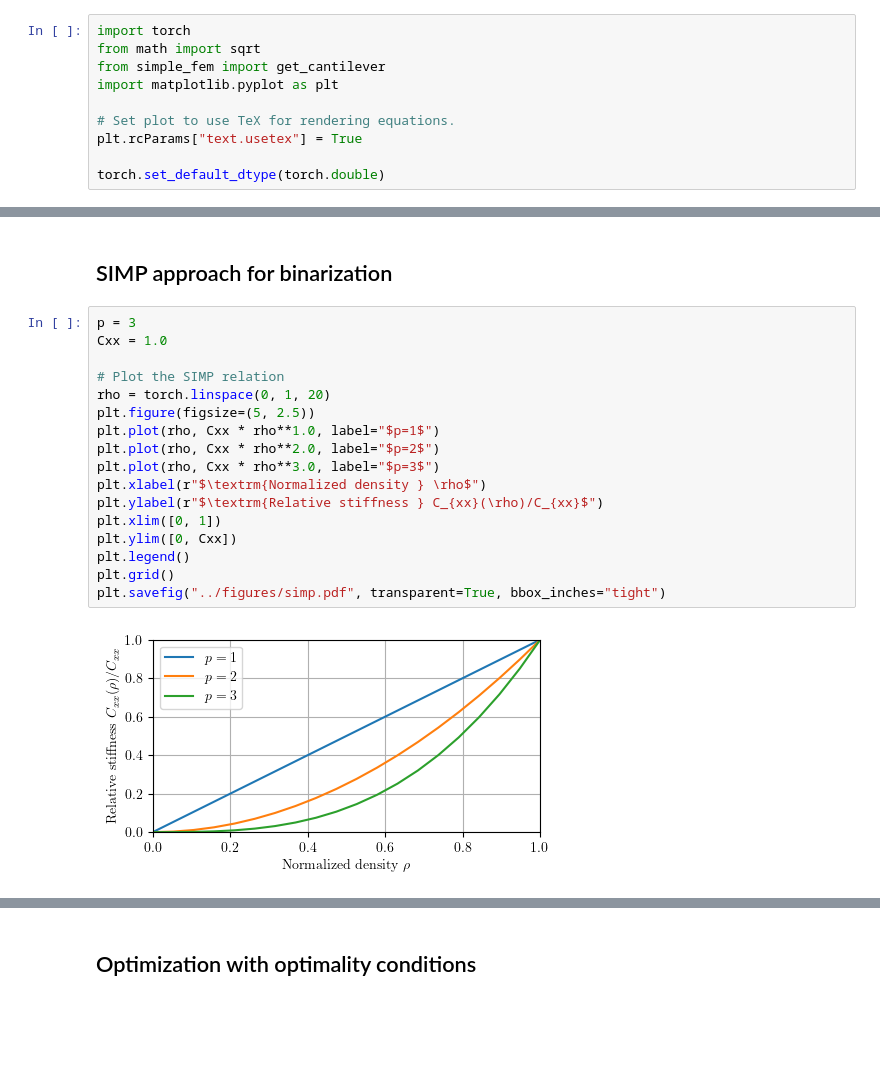
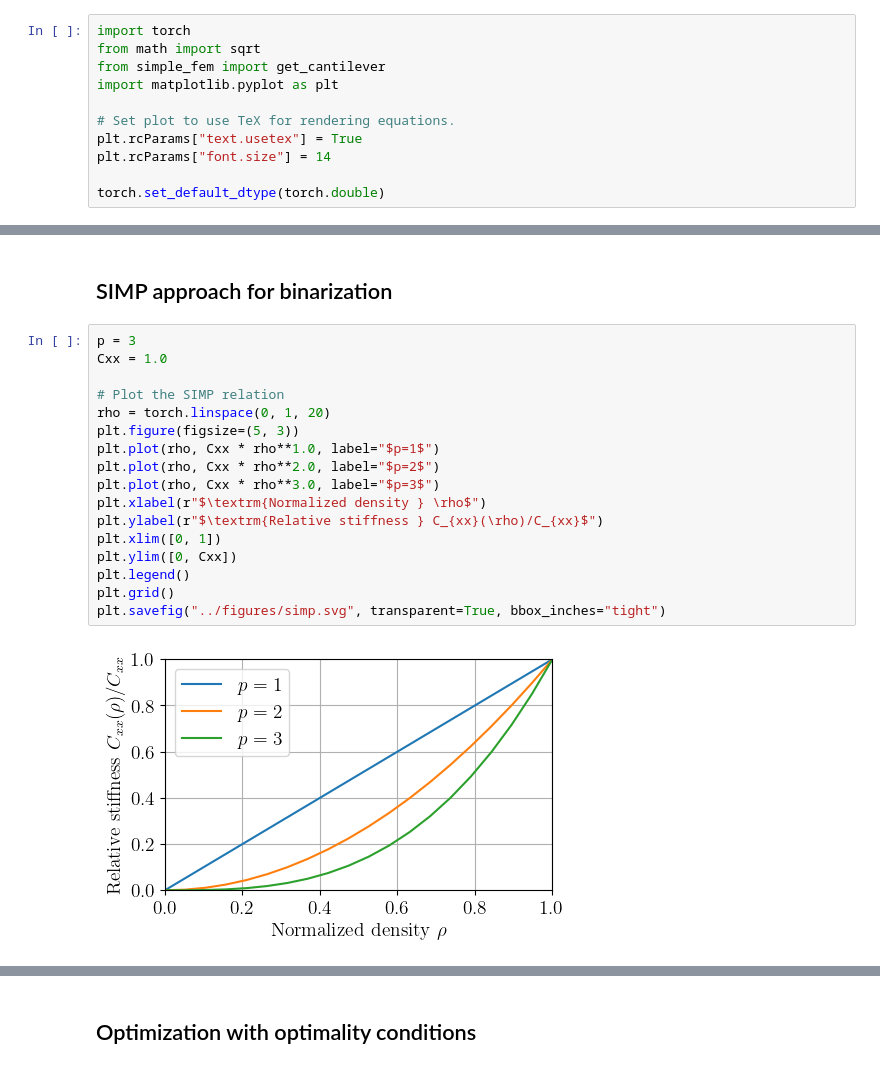
Before and after one commit to meyer-nils/structural_optimization, a Jupyter notebook: notebooks/lecture_08_topology.ipynb, the cells around one changed output, grey strips where cells are left out. Drawn from its saved outputs; the diff is of its cells as text; blank space fills up the shorter version.

```diff
--- a/notebooks/lecture_08_topology.ipynb
+++ b/notebooks/lecture_08_topology.ipynb
@@ -6,6 +6,7 @@ import matplotlib.pyplot as plt
 
 # Set plot to use TeX for rendering equations.
 plt.rcParams["text.usetex"] = True
+plt.rcParams["font.size"] = 14
 
 torch.set_default_dtype(torch.double)
 # %% [markdown]
@@ -135,22 +136,22 @@ Iteration k= 24 - Compliance: 0.50929
 # %%
 p = 3
 Cxx = 1.0
 
 # Plot the SIMP relation
 rho = torch.linspace(0, 1, 20)
-plt.figure(figsize=(5, 2.5))
+plt.figure(figsize=(5, 3))
 plt.plot(rho, Cxx * rho**1.0, label="$p=1$")
 plt.plot(rho, Cxx * rho**2.0, label="$p=2$")
 plt.plot(rho, Cxx * rho**3.0, label="$p=3$")
 plt.xlabel(r"$\textrm{Normalized density } \rho$")
 plt.ylabel(r"$\textrm{Relative stiffness } C_{xx}(\rho)/C_{xx}$")
 plt.xlim([0, 1])
 plt.ylim([0, Cxx])
 plt.legend()
 plt.grid()
-plt.savefig("../figures/simp.pdf", transparent=True, bbox_inches="tight")
+plt.savefig("../figures/simp.svg", transparent=True, bbox_inches="tight")
 # %% [output]
-[figure, old version]
+[figure, new version]
 # %%
 rho_opt = optimize_mma(cantilever, rho_0, rho_min, rho_max, V0, p=3, iter=50)
 cantilever.plot(element_property=rho_opt[-1])
```
Also changed, not shown: parts of 7 cells of this notebook, 33 other files.
